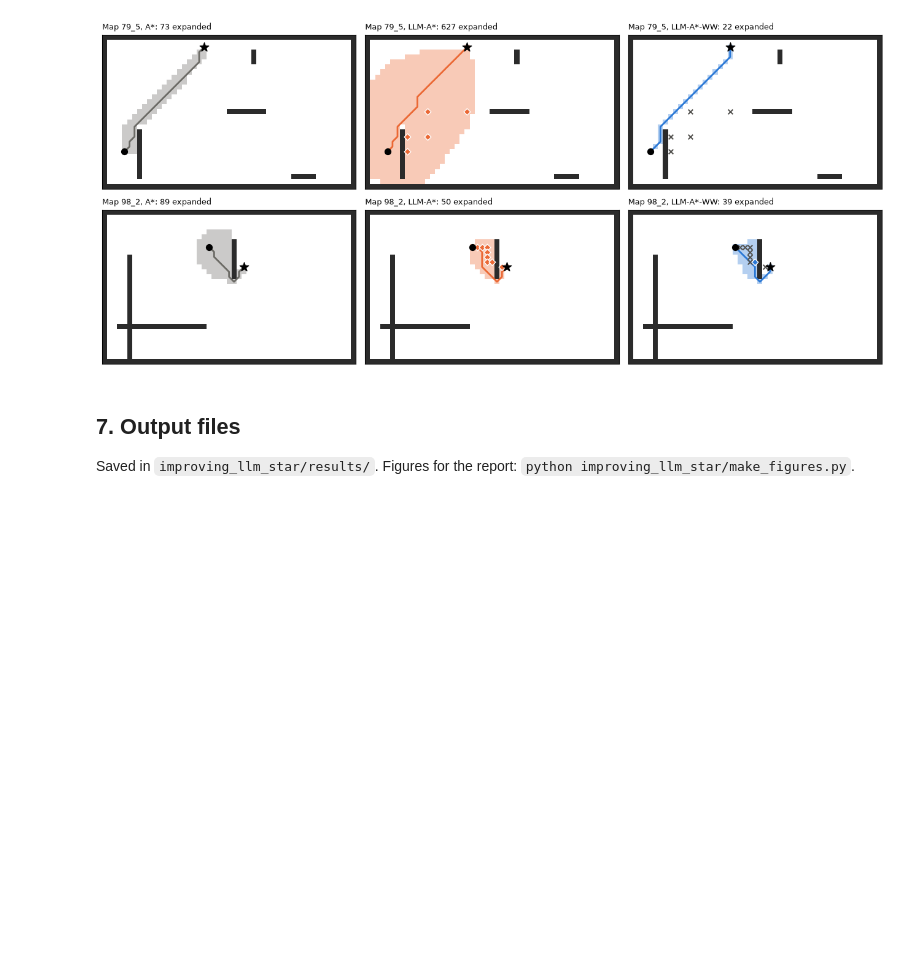
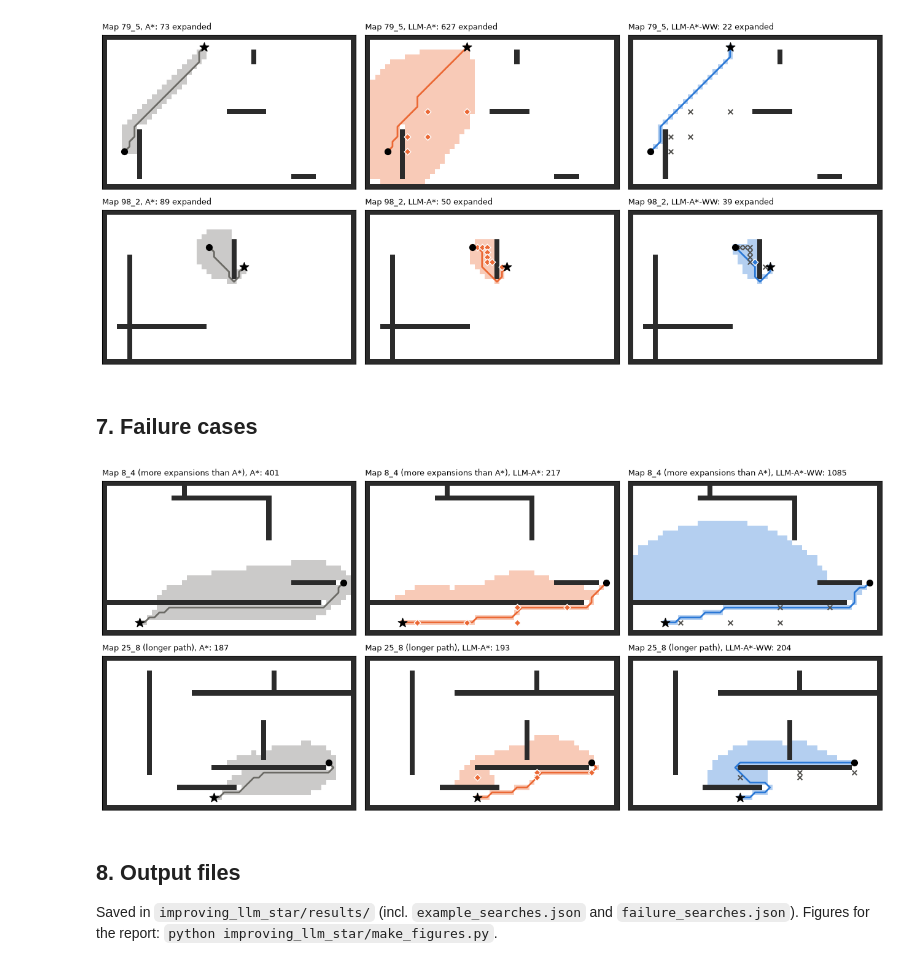
Before and after one commit to leomueller5/llm_astar_max, a Jupyter notebook: improving_llm_star/LLM_AStar_WW.ipynb, the cells around one changed output. Cells and saved outputs as stored; diff of their text form; code cells hidden in the pictures; blank space fills up the shorter version.

Commit message:
Add failure cases of LLM-A*-WW (notebook section and figure)

```diff
--- a/improving_llm_star/LLM_AStar_WW.ipynb
+++ b/improving_llm_star/LLM_AStar_WW.ipynb
@@ -401,7 +401,40 @@ plt.tight_layout()
 plt.show()
 # %% [output]
 [figure]
+# %% [markdown]
+## 7. Failure cases
+# %%
+def pick_failures(rows, pt="standard"):
+    # worst case of each failure type (Few-Shot): more expansions than A*, longer path than A*
+    ww = f"LLM-A*-WW|{pt}"
+    more = max(rows, key=lambda r: r[ww][0] / r["A*"][0])["id"]
+    longer = max((r for r in rows if r["id"] != more), key=lambda r: r[ww][2] / r["A*"][2])["id"]
+    return {more: "more expansions than A*", longer: "longer path"}
+
+
+failures = {}
+for sample_id, kind in pick_failures(rows).items():
+    q, a = by_id[sample_id]["query"], answers["standard"][sample_id]
+    astar_data, planner = search_data(AStar, q)
+    failures[sample_id] = {
+        "kind": kind, "width": planner.Env.x_range, "height": planner.Env.y_range,
+        "obstacles": sorted([list(o) for o in planner.Env.obs]),
+        "start": list(planner.s_start), "goal": list(planner.s_goal),
+        "A*": astar_data,
+        "LLM-A*": search_data(lambda: LLMAStar(llm="gpt", prompt="standard"), q, a)[0],
+        "LLM-A*-WW": search_data(lambda: LLMAStarWW(llm="gpt", prompt="standard"), q, a)[0]}
+json.dump(failures, open(OUTPUT_DIR / "failure_searches.json", "w", encoding="utf-8"))
+
+fig, axes = plt.subplots(len(failures), 3, figsize=(13, 3.0 * len(failures)))
+for row_axes, (sample_id, ex) in zip(axes, failures.items()):
+    for ax, (method, colour) in zip(row_axes, [("A*", "#6b6a65"), ("LLM-A*", "#eb6834"),
+                                               ("LLM-A*-WW", "#2a78d6")]):
+        draw(ax, ex, method, colour, f"Map {sample_id} ({ex['kind']}), {method}: {ex[method]['operation']}")
+plt.tight_layout()
+plt.show()
+# %% [output]
+[figure, added]
 # %% [markdown]
-## 7. Output files
+## 8. Output files
 
-Saved in `improving_llm_star/results/`. Figures for the report: `python improving_llm_star/make_figures.py`.
+Saved in `improving_llm_star/results/` (incl. `example_searches.json` and `failure_searches.json`). Figures for the report: `python improving_llm_star/make_figures.py`.
```
Also changed, not shown: parts of 2 cells of this notebook, 7 other files.
